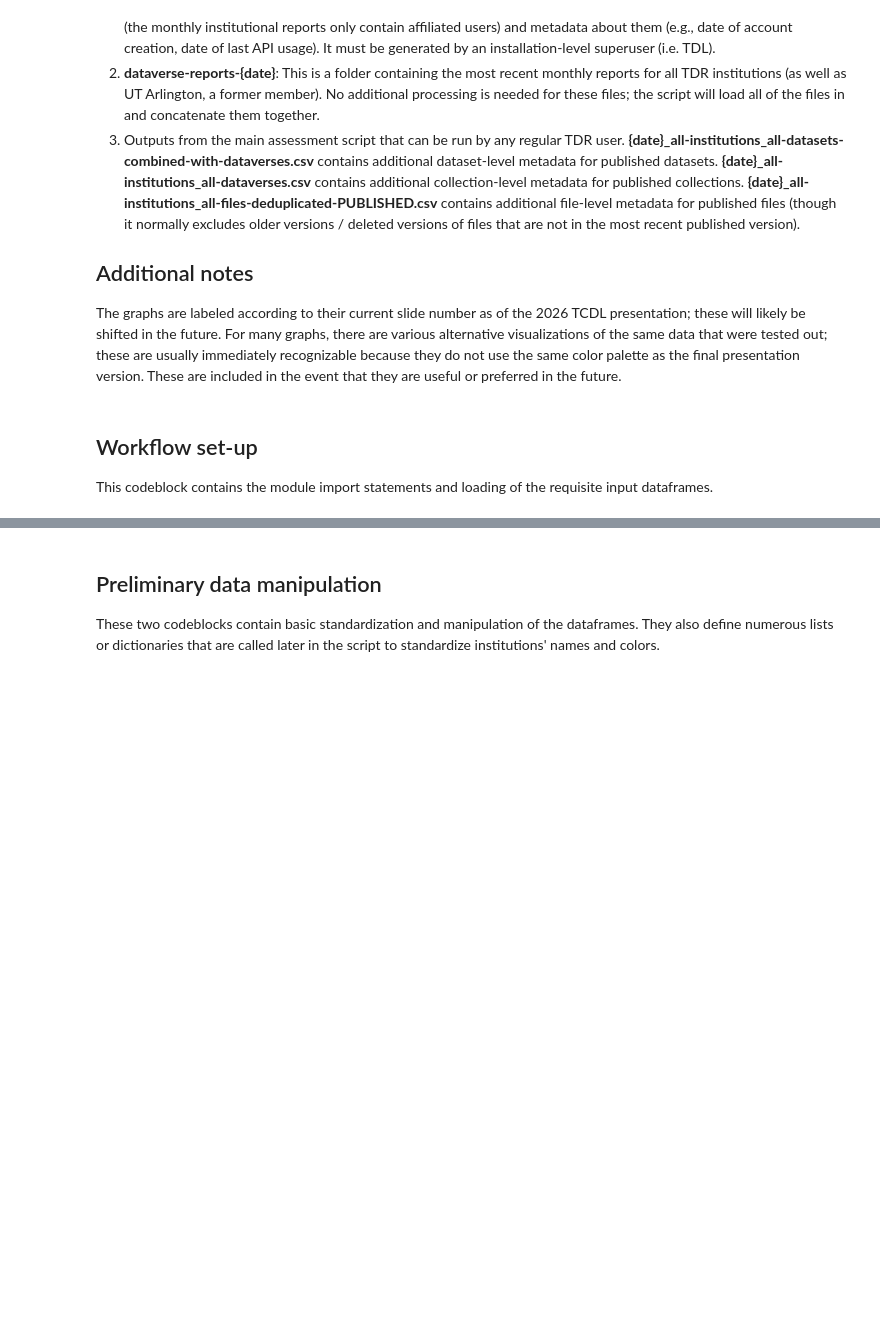
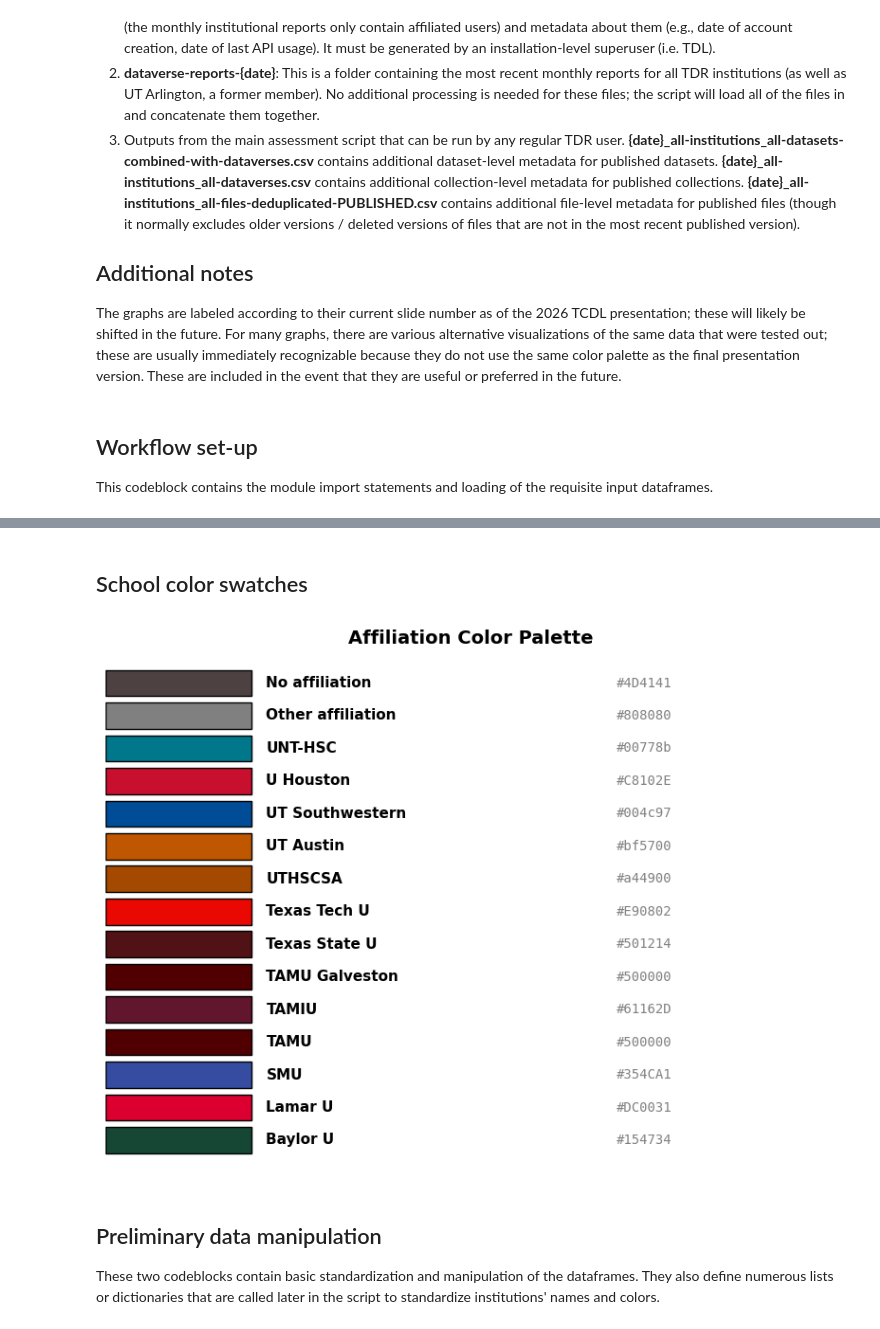
Before and after one commit to TexasDigitalLibrary/tdr-assessment-scripts, a Jupyter notebook: tcdl-graphs.ipynb, the cells around one changed output, grey strips where cells are left out. Cells and saved outputs as stored; diff of their text form; code cells hidden in the pictures; blank space fills up the shorter version.

Commit message:
minor updates
adding data dictionary, adding alternative graphs, fixing bug with error log writing, fixing bug with hex codes in env file

```diff
--- a/tcdl-graphs.ipynb
+++ b/tcdl-graphs.ipynb
@@ -100,3 +106,33 @@ users = load_most_recent_file(script_dir, pattern)
+# %% [markdown]
+## School color swatches
+# %%
+fig, ax = plt.subplots(figsize=(8, 6))
+
+# Create color swatches
+y_pos = np.arange(len(school_colors))
+
+for i, (name, color) in enumerate(school_colors.items()):
+    # Draw color rectangle
+    rect = mpatches.Rectangle((0, i), 1, 0.8, facecolor=color, edgecolor='black', linewidth=1)
+    ax.add_patch(rect)
+
+    # Add institution name
+    ax.text(1.1, i + 0.4, name, va='center', fontsize=11, fontweight='bold')
+
+    # Add hex code
+    ax.text(3.5, i + 0.4, color, va='center', fontsize=10, family='monospace', color='gray')
+
+ax.set_xlim(0, 5)
+ax.set_ylim(-0.5, len(school_colors))
+ax.set_yticks([])
+ax.set_xticks([])
+ax.set_title('Affiliation Color Palette', fontsize=14, fontweight='bold', pad=15)
+ax.axis('off')
+
+plt.tight_layout()
+plt.show()
+# %% [output]
+[figure, added]
 # %% [markdown]
 ## Preliminary data manipulation
 
```
Also changed, not shown: parts of 54 cells of this notebook, 4 other files.
